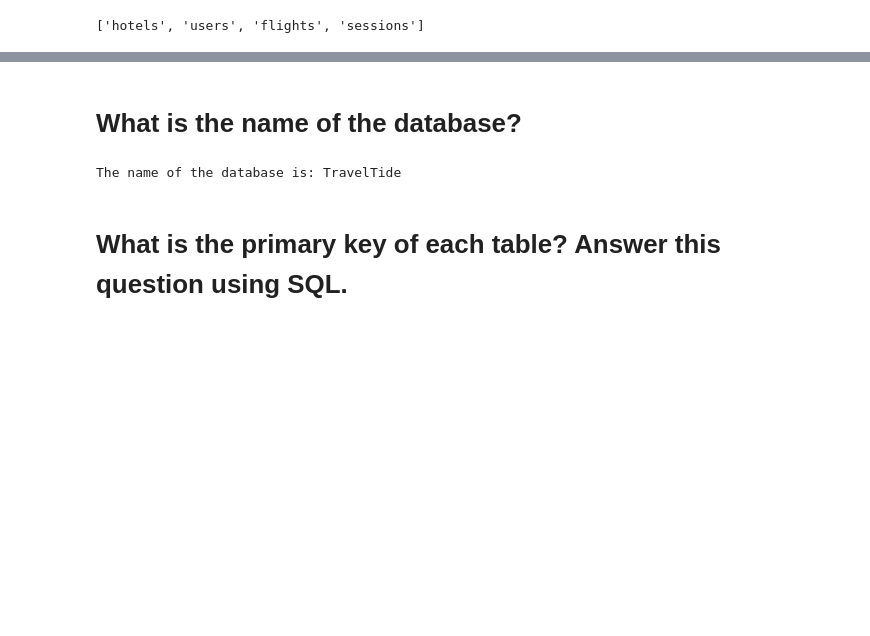
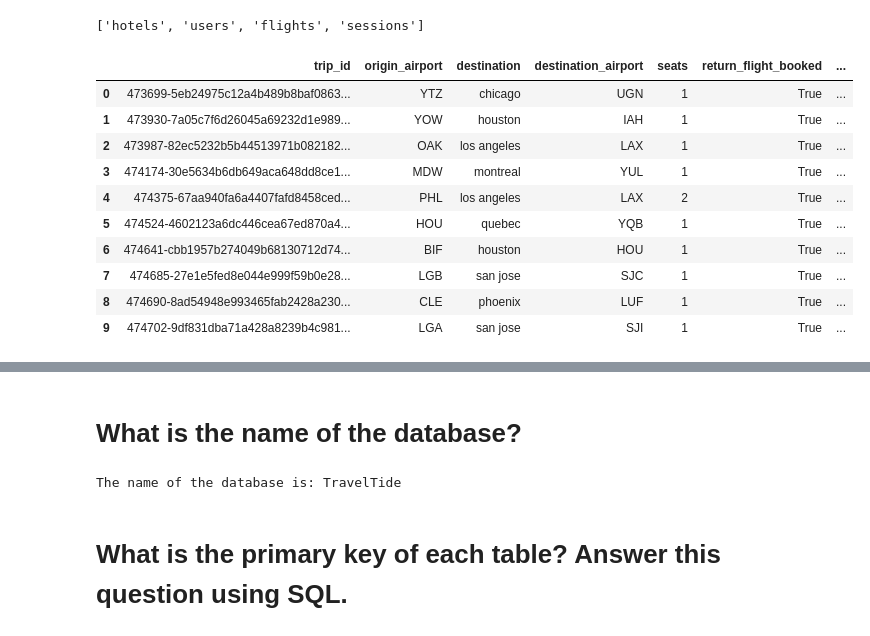
Before and after one commit to Chrisestdeb/Projects, a Jupyter notebook: Copie_de_Project_TravelTide_Company_V1_2_non_ML_Based.ipynb, the cells around one changed output, grey strips where cells are left out. Cells and saved outputs as stored; diff of their text form; code cells hidden in the pictures; blank space fills up the shorter version.

```diff
--- a/Copie_de_Project_TravelTide_Company_V1_2_non_ML_Based.ipynb
+++ b/Copie_de_Project_TravelTide_Company_V1_2_non_ML_Based.ipynb
@@ -33,6 +35,20 @@ table_names
 ['hotels', 'users', 'flights', 'sessions']
 # %%
 flights = pd.read_sql_table("flights", connection)
+# %%
+flights.head(10)
+# %% [output]
+|  | trip_id | origin_airport | destination | destination_airport | seats | return_flight_booked | ... |
+| 0 | 473699-5eb24975c12a4b489b8baf0863... | YTZ | chicago | UGN | 1 | True | ... |
+| 1 | 473930-7a05c7f6d26045a69232d1e989... | YOW | houston | IAH | 1 | True | ... |
+| 2 | 473987-82ec5232b5b44513971b082182... | OAK | los angeles | LAX | 1 | True | ... |
+| 3 | 474174-30e5634b6db649aca648dd8ce1... | MDW | montreal | YUL | 1 | True | ... |
+| 4 | 474375-67aa940fa6a4407fafd8458ced... | PHL | los angeles | LAX | 2 | True | ... |
+| 5 | 474524-4602123a6dc446cea67ed870a4... | HOU | quebec | YQB | 1 | True | ... |
+| 6 | 474641-cbb1957b274049b68130712d74... | BIF | houston | HOU | 1 | True | ... |
+| 7 | 474685-27e1e5fed8e044e999f59b0e28... | LGB | san jose | SJC | 1 | True | ... |
+| 8 | 474690-8ad54948e993465fab2428a230... | CLE | phoenix | LUF | 1 | True | ... |
+| 9 | 474702-9df831dba71a428a8239b4c981... | LGA | san jose | SJI | 1 | True | ... |
 # %%
 flights.head()
 # %% [output]
```
Also changed, not shown: parts of 15 cells of this notebook.
